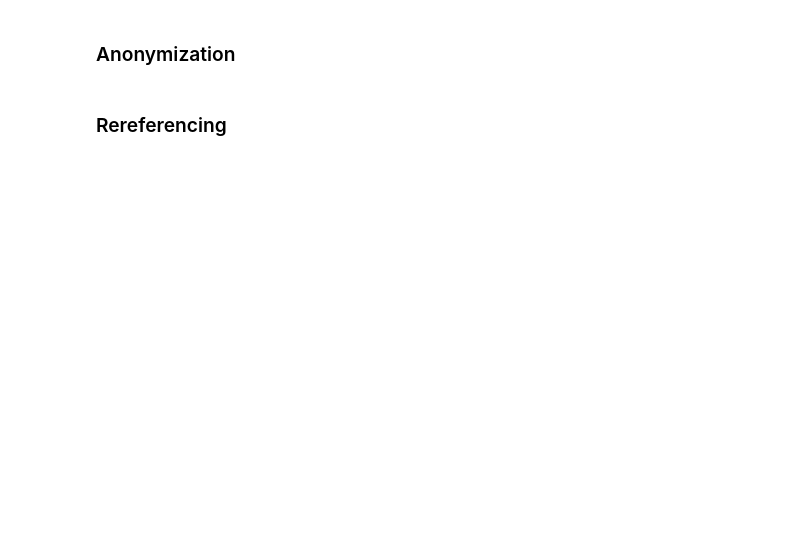
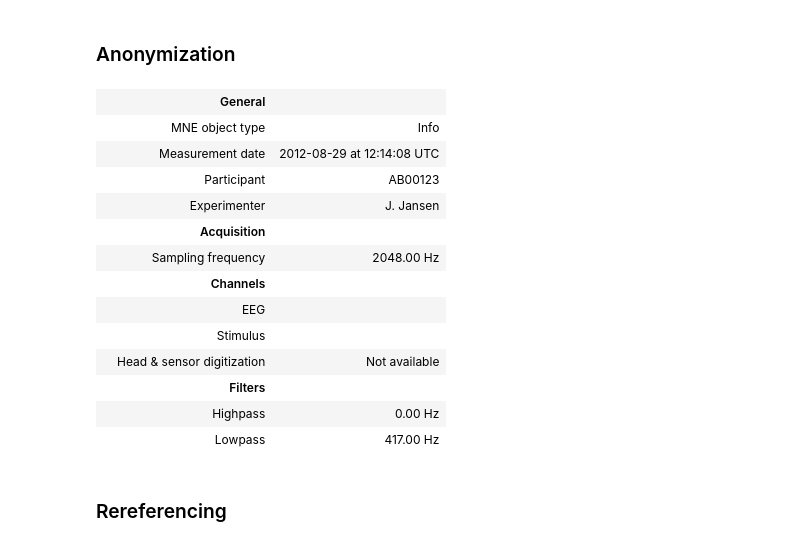
Before and after one commit to CentreForDigitalHumanities/BioPAP, a Jupyter notebook: examples/pipeline.ipynb, the cells around one changed output. Cells and saved outputs as stored; diff of their text form; code cells hidden in the pictures; blank space fills up the shorter version.

```diff
--- a/examples/pipeline.ipynb
+++ b/examples/pipeline.ipynb
@@ -37,3 +50,23 @@ ano.processed_data.info
+# %%
+# defaults: Participant='0'; Experimenter='mne_anonymize'
+ano = Anonymize(raw=data, daysback=100, experimenter='J. Jansen', participant_id='AB00123')
+ano.run()
+ano.processed.info
+# %% [output]
+|  | General |  |
+|  | MNE object type | Info |
+|  | Measurement date | 2012-08-29 at 12:14:08 UTC |
+|  | Participant | AB00123 |
+|  | Experimenter | J. Jansen |
+|  | Acquisition |  |
+|  | Sampling frequency | 2048.00 Hz |
+|  | Channels |  |
+|  | EEG |  |
+|  | Stimulus |  |
+|  | Head & sensor digitization | Not available |
+|  | Filters |  |
+|  | Highpass | 0.00 Hz |
+|  | Lowpass | 417.00 Hz |
 # %% [markdown]
 ### Rereferencing
 # %%
```
Also changed, not shown: parts of 17 cells of this notebook.
